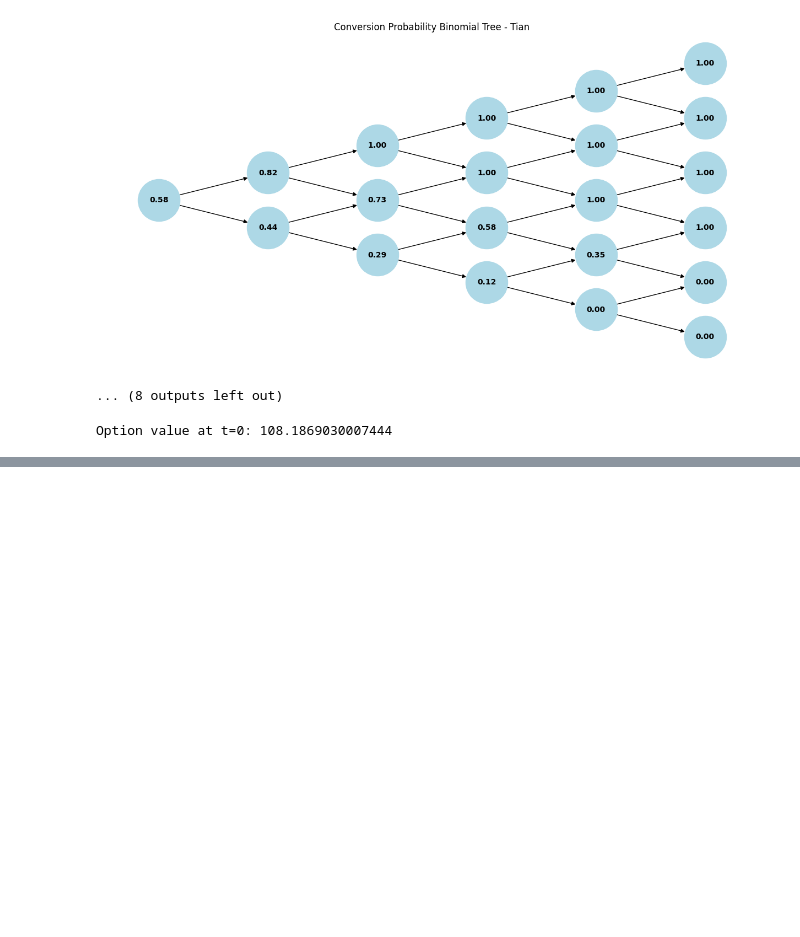
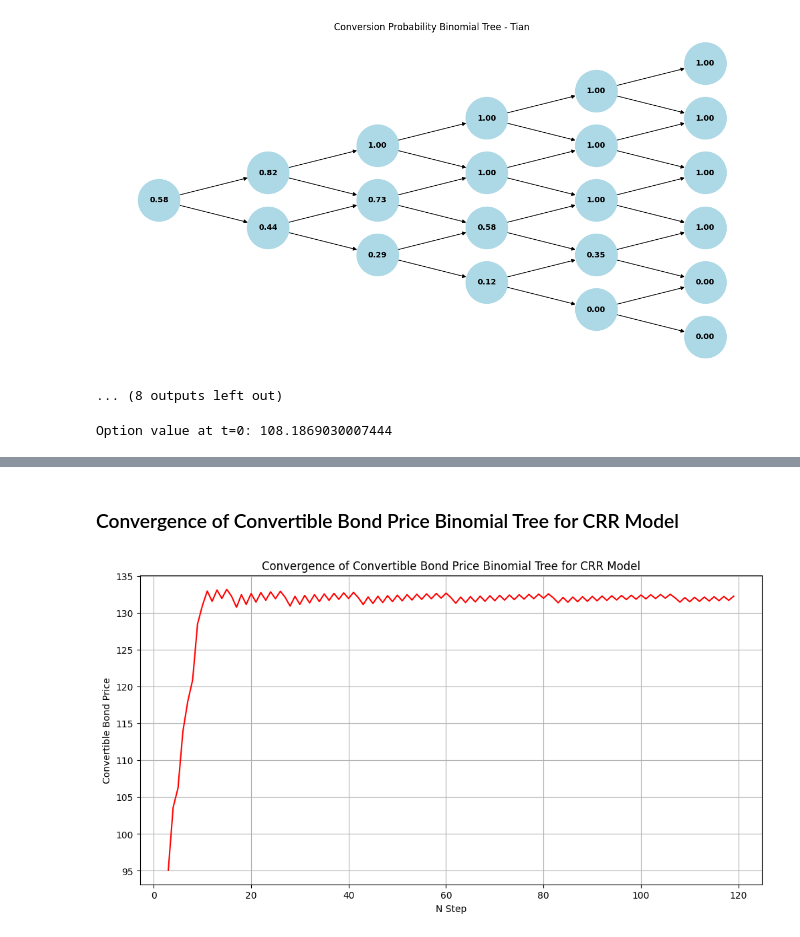
Before and after one commit to NoNameLot/thesis, a Jupyter notebook: CRR+Alternative+ConvergenceAnalysis 2.ipynb, the cells around one changed output, grey strips where cells are left out. Drawn from its saved outputs; the diff is of its cells as text; code cells hidden in the pictures; blank space fills up the shorter version.

```diff
--- a/CRR+Alternative+ConvergenceAnalysis 2.ipynb
+++ b/CRR+Alternative+ConvergenceAnalysis 2.ipynb
@@ -438,0 +440,41 @@ plt.show()
+# %% [markdown]
+### Convergence of Convertible Bond Price Binomial Tree for CRR Model
+# %%
+# Input parameters for the bond
+min_step = 3      # Minimum number of steps in the tree
+max_step = 120    # Maximum number of steps in the tree
+
+# Define the list of models to include in the plot
+model_types = ['CRR']
+
+# Initialize a dictionary to store the bond prices for each model
+results = {model: np.zeros([max_step - min_step]) for model in model_types}
+
+# Loop through each model and calculate the bond price for varying steps
+for model in model_types:
+    j = 0
+    for i in np.arange(min_step, max_step):
+        # Calculate bond price for the given number of steps using the modified function
+        results[model][j] = getPrice_LatticeModel(S0, F, T, r, k, coupon, conversion_ratio, i, model)
+        j += 1
+
+# Create a plot for convergence
+plt.figure(figsize=(12, 6))
+
+# Define a color scheme for each model
+colors = {
+    'CRR': 'red'
+}
+
+# Plot each model with its respective color and label
+for model in model_types:
+    plt.plot(range(min_step, max_step), results[model], label=model, color=colors[model])
+
+# Add labels and title
+plt.xlabel("N Step")
+plt.ylabel("Convertible Bond Price")
+plt.title("Convergence of Convertible Bond Price Binomial Tree for CRR Model")
+plt.grid(True)
+plt.show()
+# %% [output]
+[figure, added]
```
Also changed, not shown: parts of 3 cells of this notebook, 2 other files.
